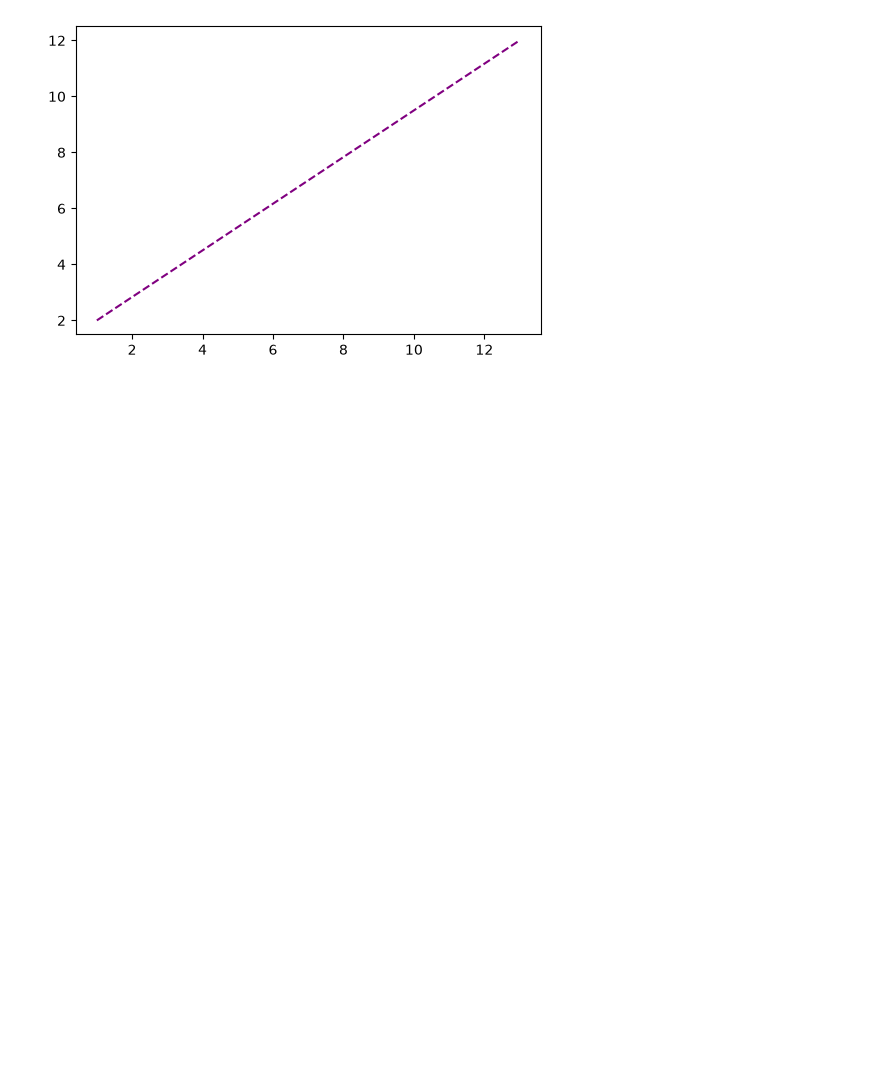
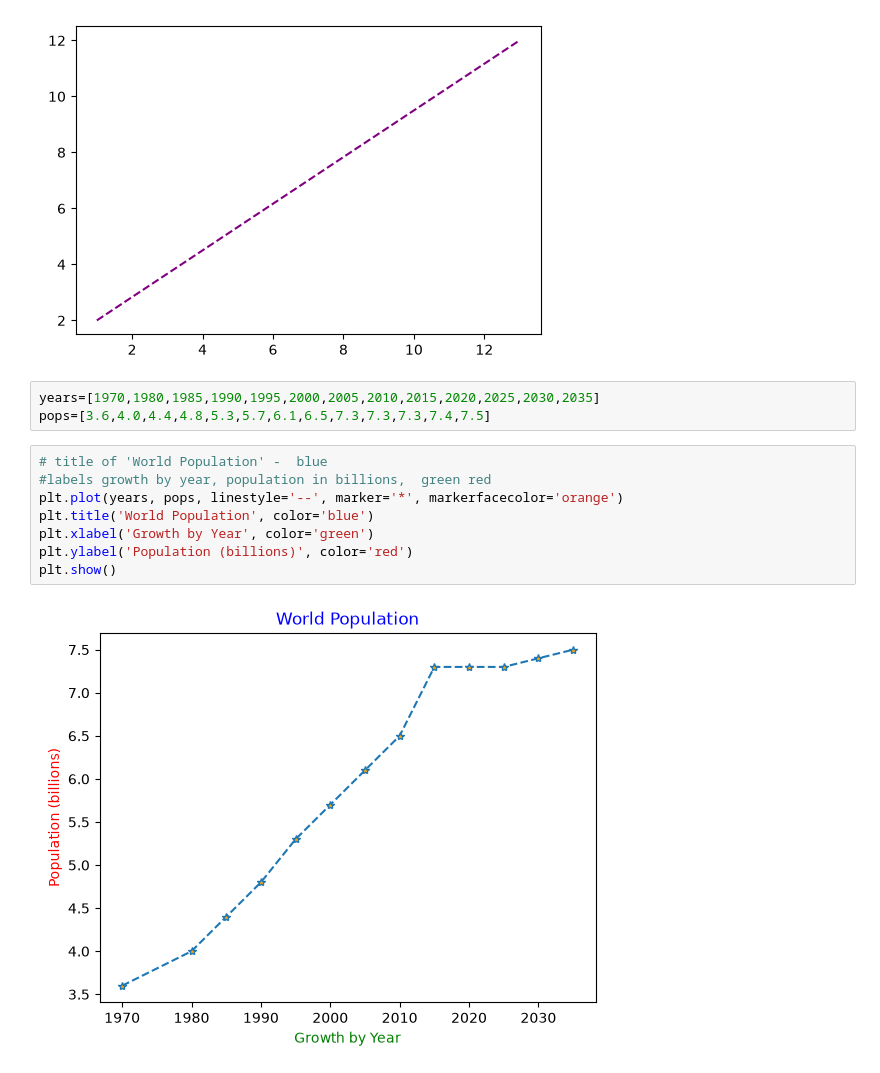
Before and after one commit to courjimen/R_GLAB_386.5.1, a Jupyter notebook: note.ipynb, the cells around one changed output. Saved outputs shown, nothing was run; the diff lists cells and outputs as text; blank space fills up the shorter version.

```diff
--- a/note.ipynb
+++ b/note.ipynb
@@ -60,3 +60,16 @@ plt.show
 # %% [output]
 <function matplotlib.pyplot.show(close=None, block=None)>
 [figure]
+# %%
+years=[1970,1980,1985,1990,1995,2000,2005,2010,2015,2020,2025,2030,2035]
+pops=[3.6,4.0,4.4,4.8,5.3,5.7,6.1,6.5,7.3,7.3,7.3,7.4,7.5]
+# %%
+# title of 'World Population' -  blue
+#labels growth by year, population in billions,  green red
+plt.plot(years, pops, linestyle='--', marker='*', markerfacecolor='orange')
+plt.title('World Population', color='blue')
+plt.xlabel('Growth by Year', color='green')
+plt.ylabel('Population (billions)', color='red')
+plt.show()
+# %% [output]
+[figure, added]
```
Also changed, not shown: 1 other file.
